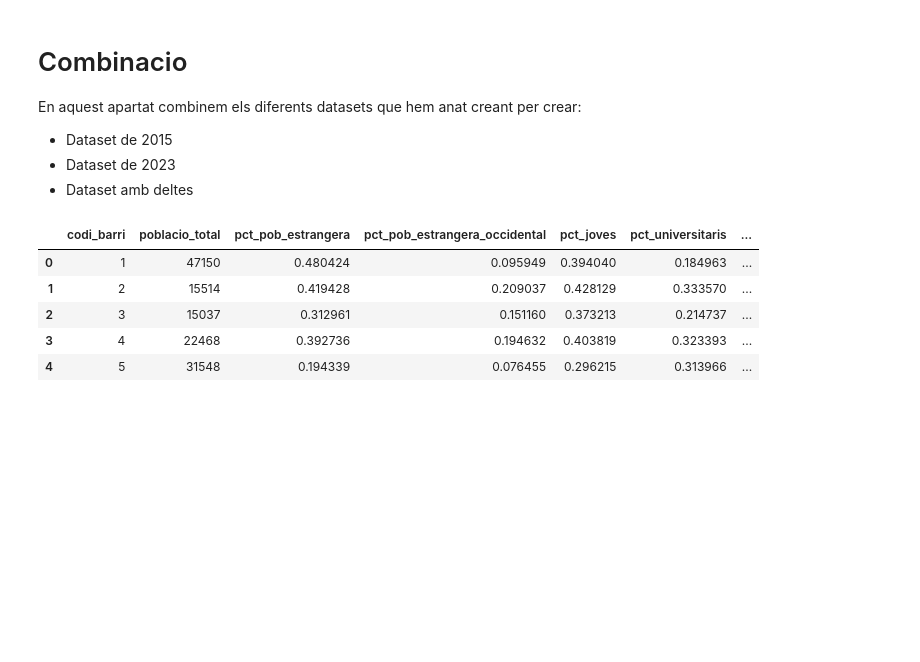
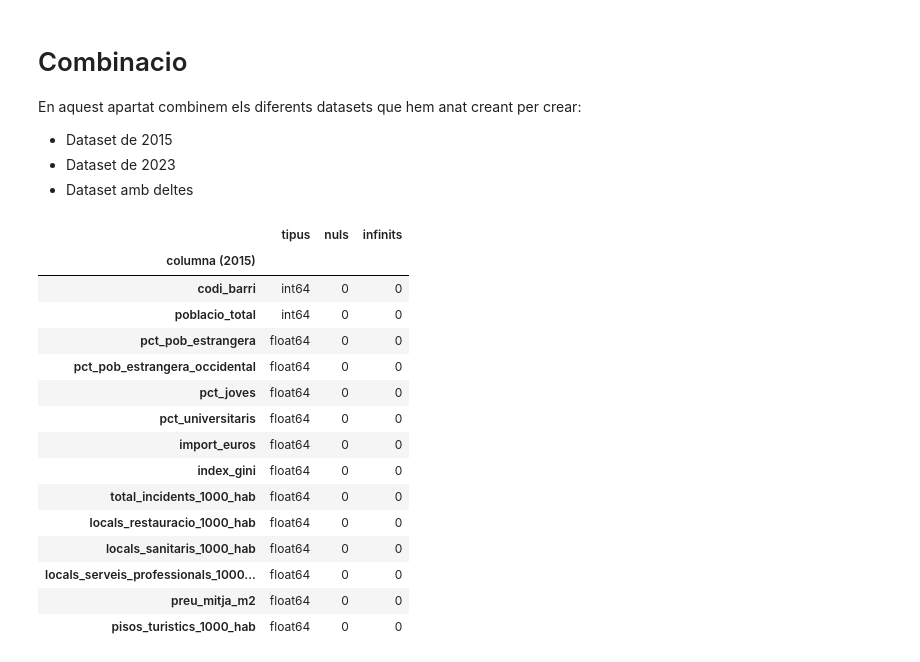
Before and after one commit to joseprau/tfm_gentrificacio_bcn, a Jupyter notebook: notebooks/feature_engineering.ipynb, the cells around one changed output. Saved outputs shown, nothing was run; the diff lists cells and outputs as text; code cells hidden in the pictures; blank space fills up the shorter version.

Commit message:
tractament de nuls i valors infinits en el calcul de deltes

```diff
--- a/notebooks/feature_engineering.ipynb
+++ b/notebooks/feature_engineering.ipynb
@@ -493,0 +522,3 @@ df_habitatges_concat.head()
+# %%
+df_habitatges_concat.loc[:, "pisos_turistics"] = df_habitatges_concat["pisos_turistics"].fillna(0)
+resum_estructura(df_habitatges_concat, "concat_net")
@@ -535,3 +551,0 @@ df_habitatges_join[df_habitatges_join["pisos_turistics"].isna()]
-# %%
-df_habitatges_join["pisos_turistics"] = df_habitatges_join["pisos_turistics"].fillna(0)
-df_habitatges_join.info()
@@ -636,17 +634,27 @@ barris = dim_barris[["codi_barri"]].copy()
 # %%
 # Conjunt de dades per 2015
 df_2015 = barris.merge(poblacio_15, on="codi_barri", how = "left")\
                 .merge(econs_15, on = "codi_barri", how = "left")\
                 .merge(df_urbanes_15, on = "codi_barri", how = "left")\
                 .merge(df_habitatge_15, on = "codi_barri")
-df_2015.head()
+resum_estructura(df_2015, "2015")
 # %% [output]
-|  | codi_barri | poblacio_total | pct_pob_estrangera | pct_pob_estrangera_occidental | pct_joves | pct_universitaris | ... |
-| 0 | 1 | 47150 | 0.480424 | 0.095949 | 0.394040 | 0.184963 | ... |
-| 1 | 2 | 15514 | 0.419428 | 0.209037 | 0.428129 | 0.333570 | ... |
-| 2 | 3 | 15037 | 0.312961 | 0.151160 | 0.373213 | 0.214737 | ... |
-| 3 | 4 | 22468 | 0.392736 | 0.194632 | 0.403819 | 0.323393 | ... |
-| 4 | 5 | 31548 | 0.194339 | 0.076455 | 0.296215 | 0.313966 | ... |
+|  | tipus | nuls | infinits |
+| columna (2015) |  |  |  |
+| codi_barri | int64 | 0 | 0 |
+| poblacio_total | int64 | 0 | 0 |
+| pct_pob_estrangera | float64 | 0 | 0 |
+| pct_pob_estrangera_occidental | float64 | 0 | 0 |
+| pct_joves | float64 | 0 | 0 |
+| pct_universitaris | float64 | 0 | 0 |
+| import_euros | float64 | 0 | 0 |
+| index_gini | float64 | 0 | 0 |
+| total_incidents_1000_hab | float64 | 0 | 0 |
+| locals_restauracio_1000_hab | float64 | 0 | 0 |
+| locals_sanitaris_1000_hab | float64 | 0 | 0 |
+| locals_serveis_professionals_1000... | float64 | 0 | 0 |
+| preu_mitja_m2 | float64 | 0 | 0 |
+| pisos_turistics_1000_hab | float64 | 0 | 0 |
 # %%
 # Conjunt de dades per 2015
 df_2023 = barris.merge(poblacio_23, on="codi_barri", how = "left")\
```
Also changed, not shown: parts of 44 cells of this notebook, 1 other file.
